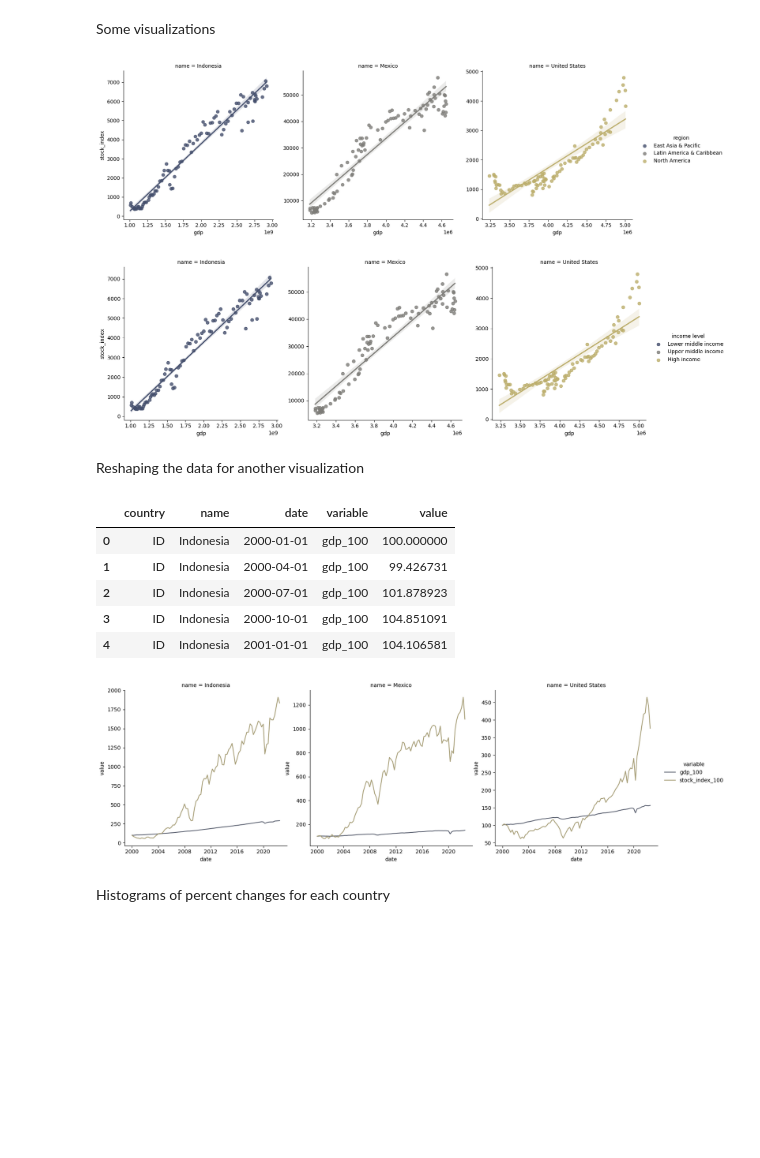
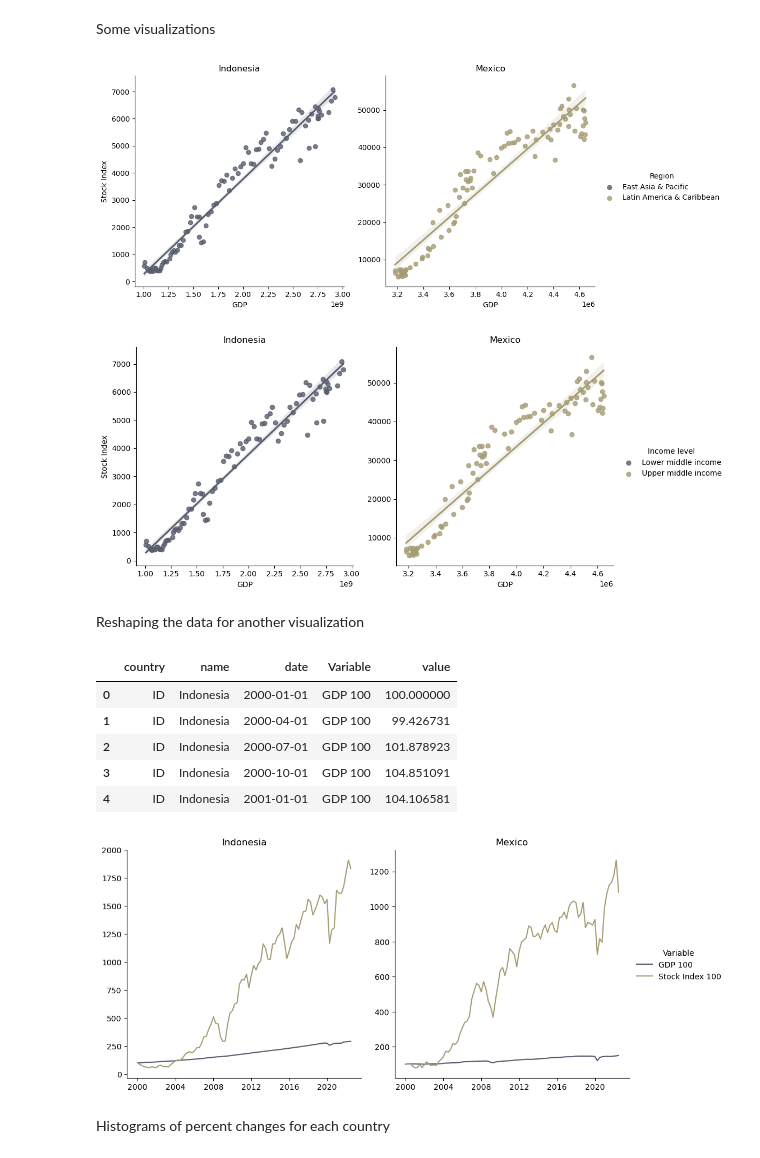
Before and after one commit to tillfurger/stock_vs_gdp, a Jupyter notebook: notebooks/data_analysis.ipynb, the cells around one changed output. Drawn from its saved outputs; the diff is of its cells as text; code cells hidden in the pictures; blank space fills up the shorter version.

Commit message:
Modifying .gitignore to keep directory structure necessary for the data retrieval and the notebook to work. Modified notebook to improve x and y labels in the plots

```diff
--- a/notebooks/data_analysis.ipynb
+++ b/notebooks/data_analysis.ipynb
@@ -212,5 +213,6 @@ stock_data_all.rename(columns={"value":"stock_index"}, inplace=True)
 stock_data_all["date"] = pd.to_datetime(stock_data_all.q_date)
 stock_data_all.set_index(["country", "date"], inplace=True)
 stock_data_all.drop("q_date", axis=1, inplace=True)
+stock_data_all.rename(columns={"stock_index":"Stock Index"}, inplace=True)
 stock_data_all.head()
 # %% [output]
@@ -236,6 +238,6 @@ data_all.head()
 # %% [markdown]
 We will retain information only from three countries: Indonesia (lower-middle income), Mexico (upper-middle income) and the US (high income).
 # %%
-data_all = data_all.loc[["ID", "MX", "US"]]
+data_all = data_all.loc[["ID", "MX"]]
 data_all.head()
 # %% [output]
@@ -299,3 +298,6 @@ data_all.head()
 |  | 2000-07-01 | 1.031622e+09 | 503.855988 | Indonesia | East Asia & Pacific | Lower middle income |
 |  | 2000-10-01 | 1.061287e+09 | 432.239014 | Indonesia | East Asia & Pacific | Lower middle income |
 |  | 2001-01-01 | 1.053724e+09 | 410.204987 | Indonesia | East Asia & Pacific | Lower middle income |
+# %%
+data_all.rename(columns={"region":"Region", "income level":"Income level"}, inplace=True)
+data_all.head()
@@ -314,10 +324,10 @@ data = pd.DataFrame()
 for c in countries:
     aux_d = data_all.loc[data_all.country == c, :]
     aux_d.sort_values("date", inplace=True)
-    aux_d["gdp_growth"] = aux_d.gdp.pct_change(1)
-    aux_d["stock_index_growth"] = aux_d.stock_index.pct_change(1)
-    aux_d["gdp_100"] = 100*np.exp(np.nan_to_num(aux_d["gdp_growth"].cumsum()))
-    aux_d["stock_index_100"] = 100*np.exp(np.nan_to_num(aux_d["stock_index_growth"].cumsum()))
+    aux_d.loc[:, "GDP growth"] = aux_d.GDP.pct_change(1)
+    aux_d.loc[:, "Stock Index growth"] = aux_d["Stock Index"].pct_change(1)
+    aux_d.loc[:, "GDP 100"] = 100*np.exp(np.nan_to_num(aux_d["GDP growth"].cumsum()))
+    aux_d.loc[:, "Stock Index 100"] = 100*np.exp(np.nan_to_num(aux_d["Stock Index growth"].cumsum()))
     data = pd.concat([data, aux_d])
 
 data.set_index(["country", "date"], inplace=True)
@@ -377,32 +386,42 @@ data_info
 # %% [markdown]
 Some visualizations
 # %%
-sns.lmplot(data=data.reset_index(), x="gdp", y="stock_index", col="name", col_wrap=3, sharex=False, sharey=False, hue="region", palette="cividis")
+fig = sns.lmplot(data=data.reset_index(), x="GDP", y="Stock Index", col="name", col_wrap=2, sharex=False, sharey=False, hue="Region", palette="cividis")
+fig.axes[0].set_title("Indonesia")
+fig.axes[1].set_title("Mexico")
 plt.savefig("../reports/figures/regression_all_region.svg")
 # %% [output]
-[figure, old version]
+[figure, new version]
 # %%
-sns.lmplot(data=data.reset_index(), x="gdp", y="stock_index", col="name", col_wrap=3, sharex=False, sharey=False, hue="income level", palette="cividis")
+fig = sns.lmplot(data=data.reset_index(), x="GDP", y="Stock Index", col="name", col_wrap=2, sharex=False, sharey=False, hue="Income level", palette="cividis")
+fig.axes[0].set_title("Indonesia")
+fig.axes[1].set_title("Mexico")
 plt.savefig("../reports/figures/regression_all_incomelevel.svg")
 # %% [output]
-[figure, old version]
+[figure, new version]
 # %% [markdown]
 Reshaping the data for another visualization
 # %%
-ad1 = data[["name", "gdp_100", "stock_index_100"]].reset_index().melt(id_vars=["country", "name", "date"])
+ad1 = data[["name", "GDP 100", "Stock Index 100"]].reset_index().melt(id_vars=["country", "name", "date"], var_name="Variable")
 ad1.head()
 # %% [output]
-|  | country | name | date | variable | value |
-| 0 | ID | Indonesia | 2000-01-01 | gdp_100 | 100.000000 |
-| 1 | ID | Indonesia | 2000-04-01 | gdp_100 | 99.426731 |
-| 2 | ID | Indonesia | 2000-07-01 | gdp_100 | 101.878923 |
-| 3 | ID | Indonesia | 2000-10-01 | gdp_100 | 104.851091 |
-| 4 | ID | Indonesia | 2001-01-01 | gdp_100 | 104.106581 |
+|  | country | name | date | Variable | value |
+| 0 | ID | Indonesia | 2000-01-01 | GDP 100 | 100.000000 |
+| 1 | ID | Indonesia | 2000-04-01 | GDP 100 | 99.426731 |
+| 2 | ID | Indonesia | 2000-07-01 | GDP 100 | 101.878923 |
+| 3 | ID | Indonesia | 2000-10-01 | GDP 100 | 104.851091 |
+| 4 | ID | Indonesia | 2001-01-01 | GDP 100 | 104.106581 |
 # %%
-sns.relplot(data=ad1, x="date", y="value", hue="variable", col="name", col_wrap=3, kind="line", facet_kws=dict(sharey=False, sharex=False), palette="cividis")
+fig = sns.relplot(data=ad1, x="date", y="value", hue="Variable", col="name", col_wrap=2, kind="line", facet_kws=dict(sharey=False, sharex=False), palette="cividis")
+fig.axes[0].set_title("Indonesia")
+fig.axes[0].set_xlabel("")
+fig.axes[0].set_ylabel("")
+fig.axes[1].set_title("Mexico")
+fig.axes[1].set_xlabel("")
+fig.axes[1].set_ylabel("")
 plt.savefig("../reports/figures/growth_starting_at_100_all.svg")
 # %% [output]
-[figure, old version]
+[figure, new version]
 # %% [markdown]
 Histograms of percent changes for each country
 # %%
```
Also changed, not shown: parts of 22 cells of this notebook, 9 other files.
